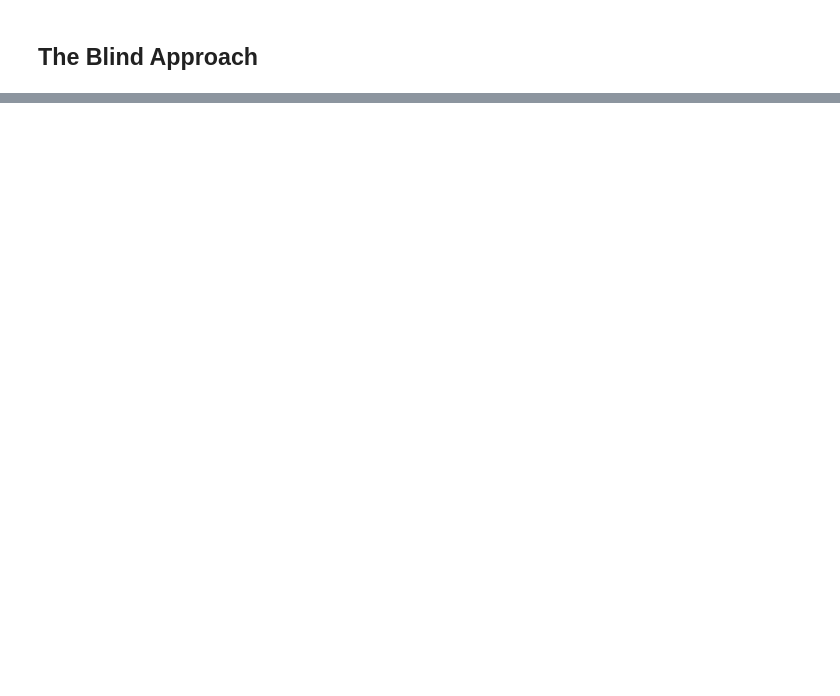
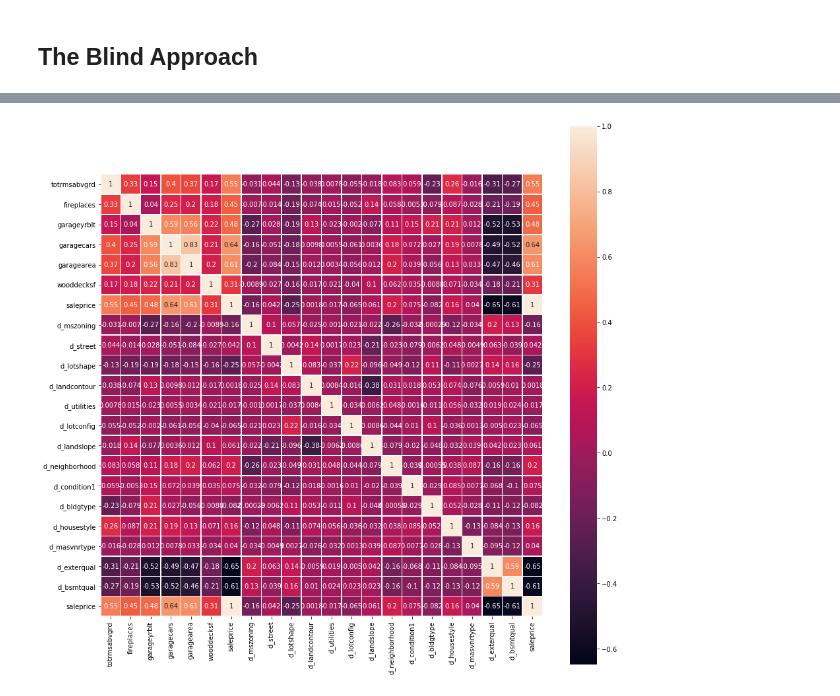
Before and after one commit to ssmcnatt/assignments, a Jupyter notebook: random_forest_challenge.ipynb, the cells around one changed output, grey strips where cells are left out. Cells and saved outputs as stored; diff of their text form; code cells hidden in the pictures; blank space fills up the shorter version.

```diff
--- a/random_forest_challenge.ipynb
+++ b/random_forest_challenge.ipynb
@@ -150,0 +187,6 @@ plt.show()
+# %%
+plt.figure(figsize=(15, 15))
+sns.heatmap(corr2_df.corr(), square=True, annot=True, linewidths=.5)
+plt.show()
+# %% [output]
+[figure, added]
```
Also changed, not shown: parts of 20 cells of this notebook.
